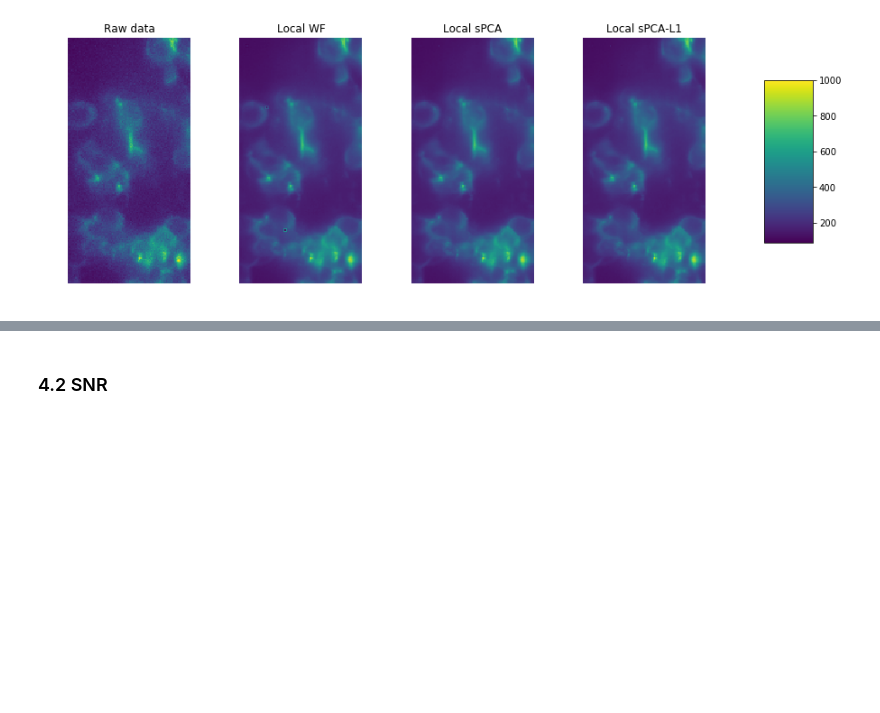
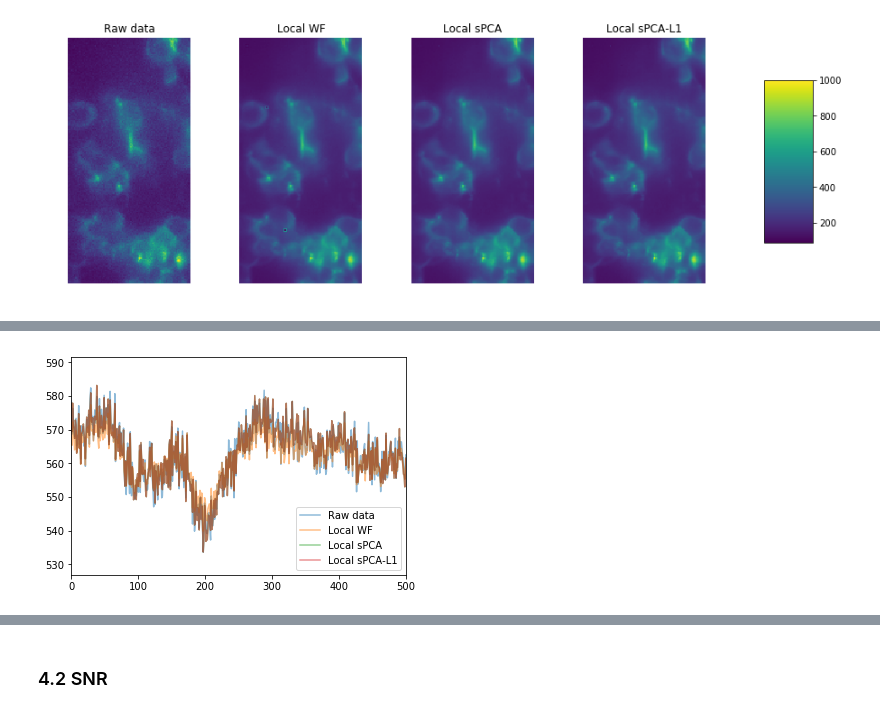
Before and after one commit to zqwei/fish_processing, a Jupyter notebook: notebooks/TK_ex_spatial_denoise_kelly_code.ipynb, the cells around one changed output, grey strips where cells are left out. Drawn from its saved outputs; the diff is of its cells as text; code cells hidden in the pictures; blank space fills up the shorter version.

Commit message:
update kelly's code notebook with computing of F signal

```diff
--- a/notebooks/TK_ex_spatial_denoise_kelly_code.ipynb
+++ b/notebooks/TK_ex_spatial_denoise_kelly_code.ipynb
@@ -205,0 +224,10 @@ plt.show()
+# %%
+f, ax = plt.subplots(1)
+for nPlt in range(len(tmp_)):
+    ax.plot(tmp_[nPlt][mask==1, :].mean(axis=0), label=titles[nPlt], alpha=0.5)
+plt.legend()
+plt.xlim([0, 500])
+plt.savefig('kelly_denoise_F.png', dpi=700, bbox_inches="tight")
+plt.show()
+# %% [output]
+[figure, added]
```
Also changed, not shown: parts of 6 cells of this notebook, 1 other file.
